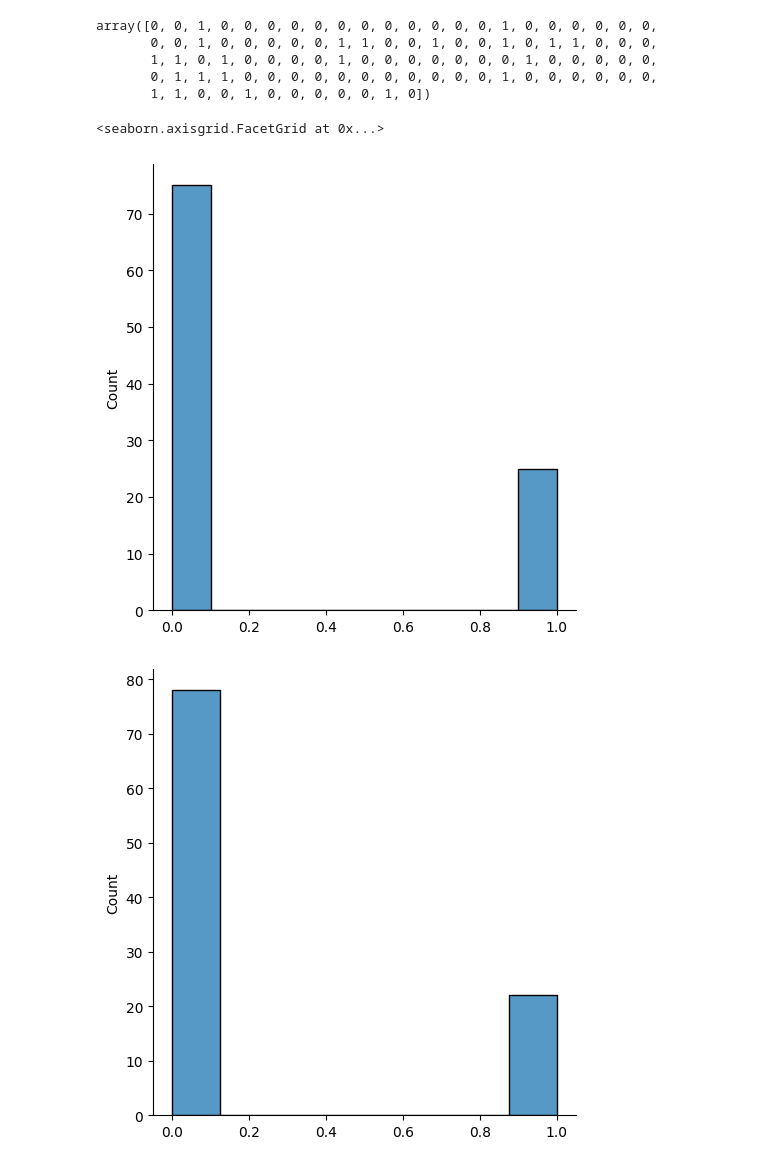
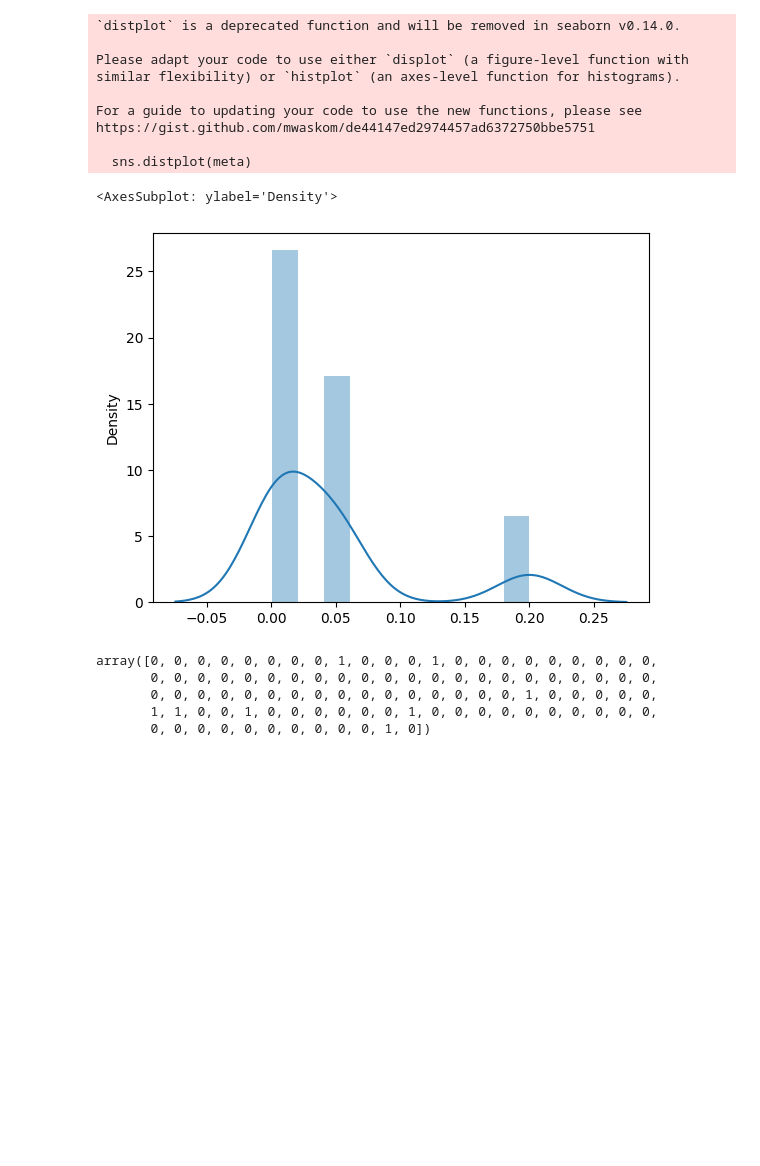
Before and after one commit to kayabaakihiko13/computation_of_statics, a Jupyter notebook: week11/tast.ipynb, the cells around one changed output. Drawn from its saved outputs; the diff is of its cells as text; code cells hidden in the pictures; blank space fills up the shorter version.

```diff
--- a/week11/tast.ipynb
+++ b/week11/tast.ipynb
@@ -7,9 +6,15 @@ import matplotlib.pyplot as plt
 # %%
 # bernouli probalilty
 import random as r
-def pmf(x,p):
-    f=p**r.choice(x)*(1-p)**(1-x)
-    return f
+def pmf(data,p,size):
+    # f=p**r.choice(x)*(1-p)**(1-x)
+    # return f
+    memo=[]
+    for _ in range(size):
+        x=r.choice(data)
+        formula=p**x*(1-p)**(1-x)
+        memo=np.append(memo,formula)
+    return memo
 def mean(p):
     return p
 def var(p):
@@ -17,6 +22,11 @@ def var(p):
 def std(p):
     return var(p)**(1/2)
 def rvs(p,size=1):
+    '''
+    rvs this can
+    p is e koefiden suatu nilai 0<x>1
+
+    '''
     rvs = np.array([])
     for _ in range(0,size):
         if np.random.rand() <= p:
@@ -26,3 +36,7 @@ def rvs(p,size=1):
             a=0
             rvs = np.append(rvs,a)
     return rvs
+# %%
+lst=[1,2,3,4,5,2]
+meta=pmf(lst,0.2,100)
+meta
@@ -29,22 +64,30 @@ def rvs(p,size=1):
+# %%
+import seaborn as sns
+sns.distplot(meta)
+# %% [output]
+`distplot` is a deprecated function and will be removed in seaborn v0.14.0.
+
+Please adapt your code to use either `displot` (a figure-level function with
+similar flexibility) or `histplot` (an axes-level function for histograms).
+
+For a guide to updating your code to use the new functions, please see
+https://gist.github.com/mwaskom/de44147ed2974457ad6372750bbe5751
+
+  sns.distplot(meta)
+<AxesSubplot: ylabel='Density'>
+[figure, added]
 # %%
 own=rvs(.2,100)
 # %%
 from scipy.stats import bernoulli
 num=bernoulli.numargs
-a,b=.2,.8
+a,b=.1,.9
 rv=bernoulli(a,b)
 rvs=bernoulli.rvs(a,b,size=100)
 rvs
 # %% [output]
-array([0, 0, 1, 0, 0, 0, 0, 0, 0, 0, 0, 0, 0, 0, 0, 1, 0, 0, 0, 0, 0, 0,
-       0, 0, 1, 0, 0, 0, 0, 0, 1, 1, 0, 0, 1, 0, 0, 1, 0, 1, 1, 0, 0, 0,
-       1, 1, 0, 1, 0, 0, 0, 0, 1, 0, 0, 0, 0, 0, 0, 0, 1, 0, 0, 0, 0, 0,
-       0, 1, 1, 1, 0, 0, 0, 0, 0, 0, 0, 0, 0, 0, 0, 1, 0, 0, 0, 0, 0, 0,
-       1, 1, 0, 0, 1, 0, 0, 0, 0, 0, 1, 0])
+array([0, 0, 0, 0, 0, 0, 0, 0, 1, 0, 0, 0, 1, 0, 0, 0, 0, 0, 0, 0, 0, 0,
+       0, 0, 0, 0, 0, 0, 0, 0, 0, 0, 0, 0, 0, 0, 0, 0, 0, 0, 0, 0, 0, 0,
+       0, 0, 0, 0, 0, 0, 0, 0, 0, 0, 0, 0, 0, 0, 0, 0, 1, 0, 0, 0, 0, 0,
+       1, 1, 0, 0, 1, 0, 0, 0, 0, 0, 0, 1, 0, 0, 0, 0, 0, 0, 0, 0, 0, 0,
+       0, 0, 0, 0, 0, 0, 0, 0, 0, 0, 1, 0])
-# %%
-sns.displot(own)
-sns.displot(rvs)
-# %% [output]
-<seaborn.axisgrid.FacetGrid at 0x...>
-[figure, removed]
-[figure, removed]
```
Also changed, not shown: parts of 5 cells of this notebook, 13 other files.
